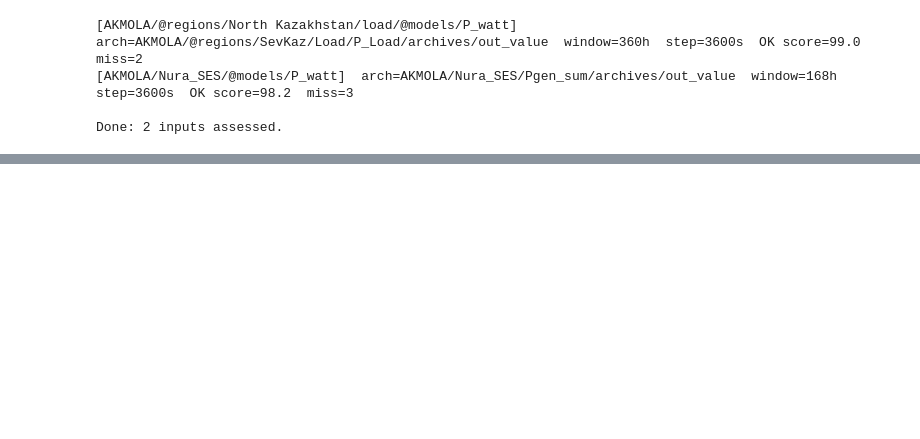
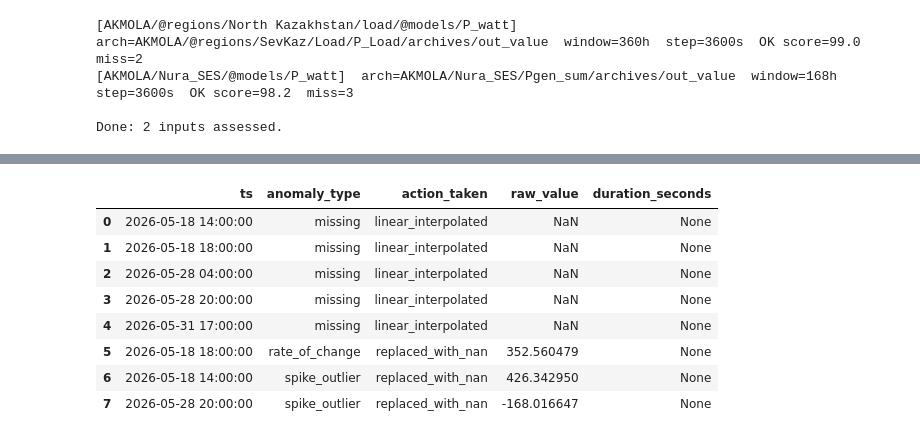
Before and after one commit to rkrikbaev/ml-server, a Jupyter notebook: procedures/workflow/DATA_QUALITY_STANDALONE.ipynb, the cells around one changed output, grey strips where cells are left out. Cells and saved outputs as stored; diff of their text form; code cells hidden in the pictures; blank space fills up the shorter version.

```diff
--- a/procedures/workflow/DATA_QUALITY_STANDALONE.ipynb
+++ b/procedures/workflow/DATA_QUALITY_STANDALONE.ipynb
@@ -569,0 +381,17 @@ else:
+# %%
+# ── 3.0  Pick a result to visualise ────────────────────────────────────────
+# Change RESULT_IDX to explore a different archive.
+RESULT_IDX = 0
+
+ok_results = [r for r in BATCH_RESULTS if r.get('pipeline_result') is not None]
+if not ok_results:
+    raise RuntimeError("No successful pipeline results to visualise. Run Section 2 first.")
+
+_r    = ok_results[RESULT_IDX]
+result = _r['pipeline_result']          # AssessResponse object
+TAG   = next(iter(result.metrics_scoring.tags))  # first (and usually only) tag key
+
+print(f"Visualising: {_r['short_model']} / {_r['short_input']}")
+print(f"  Tag key : {TAG}")
+print(f"  Score   : {result.metrics_scoring.overall_quality_score:.2f}/100")
+print(f"  Anomalies: {len(result.anomalies_log)}")
@@ -570,3 +528,80 @@ else:
+# %%
+# ── 3.4  Per-type zoom: cleaned series with highlighted anomalies ──────────
+if df_a.empty:
+    print("No anomalies — nothing to zoom into.")
+else:
+    df_cl = pd.DataFrame(result.cleaned_data)
+    df_cl['ts']    = pd.to_datetime(df_cl['timestamp'], utc=True).dt.tz_convert(None)
+    df_cl['value'] = df_cl[TAG].astype(float)
+
+    types_present = [t for t in TYPE_ORDER if t in df_a['anomaly_type'].values]
+    n_plots = len(types_present)
+
+    fig_zoom = make_subplots(
+        rows=n_plots, cols=1,
+        shared_xaxes=True,
+        subplot_titles=[
+            f'{t} ({len(df_a[df_a["anomaly_type"]==t])} events)' for t in types_present
+        ],
+        vertical_spacing=0.06,
+    )
+
+    for row_i, atype in enumerate(types_present, start=1):
+        color = ANOM_COLORS.get(atype, '#95a5a6')
+        sub   = df_a[df_a['anomaly_type'] == atype].copy()
+
+        t_min  = sub['ts'].min() - pd.Timedelta(hours=4)
+        t_max  = sub['ts'].max() + pd.Timedelta(hours=4)
+        df_win = df_cl[(df_cl['ts'] >= t_min) & (df_cl['ts'] <= t_max)]
+
+        fig_zoom.add_trace(go.Scatter(
+            x=df_win['ts'], y=df_win['value'],
+            mode='lines', name='Cleaned',
+            line=dict(color='#bdc3c7', width=1.2),
+            showlegend=(row_i == 1),
+        ), row=row_i, col=1)
+
+        marker_y = sub.merge(df_cl[['ts', 'value']], on='ts', how='left')['value']
+        hover_txt = [
+            f"<b>{atype}</b><br>"
+            f"{r.ts.strftime('%Y-%m-%d %H:%M')}<br>"
+            f"raw={r.raw_value:.3f}<br>action={r.action_taken}"
+            if pd.notna(r.raw_value) else
+            f"<b>{atype}</b><br>{r.ts.strftime('%Y-%m-%d %H:%M')}<br>action={r.action_taken}"
+            for _, r in sub.iterrows()
+        ]
+        fig_zoom.add_trace(go.Scatter(
+            x=sub['ts'], y=marker_y,
+            mode='markers', name=atype,
+            marker=dict(color=color, size=10, symbol='x-open', line=dict(width=2)),
+            hovertext=hover_txt, hoverinfo='text',
+            showlegend=(row_i == 1),
+        ), row=row_i, col=1)
+
+    fig_zoom.update_layout(
+        title=f'Per-Type Anomaly Zoom  |  {_r["short_model"]}',
+        hovermode='x unified',
+        template='plotly_white',
+        height=240 * n_plots,
+        legend=dict(orientation='h', yanchor='bottom', y=1.01, xanchor='right', x=1),
+    )
+    fig_zoom.show()
+
+    display(
+        df_a[['ts', 'anomaly_type', 'action_taken', 'raw_value', 'duration_seconds']]
+        .sort_values(['anomaly_type', 'ts'])
+        .reset_index(drop=True)
+    )
+# %% [output]
+|  | ts | anomaly_type | action_taken | raw_value | duration_seconds |
+| 0 | 2026-05-18 14:00:00 | missing | linear_interpolated | NaN | None |
+| 1 | 2026-05-18 18:00:00 | missing | linear_interpolated | NaN | None |
+| 2 | 2026-05-28 04:00:00 | missing | linear_interpolated | NaN | None |
+| 3 | 2026-05-28 20:00:00 | missing | linear_interpolated | NaN | None |
+| 4 | 2026-05-31 17:00:00 | missing | linear_interpolated | NaN | None |
+| 5 | 2026-05-18 18:00:00 | rate_of_change | replaced_with_nan | 352.560479 | None |
+| 6 | 2026-05-18 14:00:00 | spike_outlier | replaced_with_nan | 426.342950 | None |
+| 7 | 2026-05-28 20:00:00 | spike_outlier | replaced_with_nan | -168.016647 | None |
 # %%
 export_dir = pathlib.Path('.') / 'exports'
 export_dir.mkdir(exist_ok=True)
```
Also changed, not shown: parts of 14 cells of this notebook.
